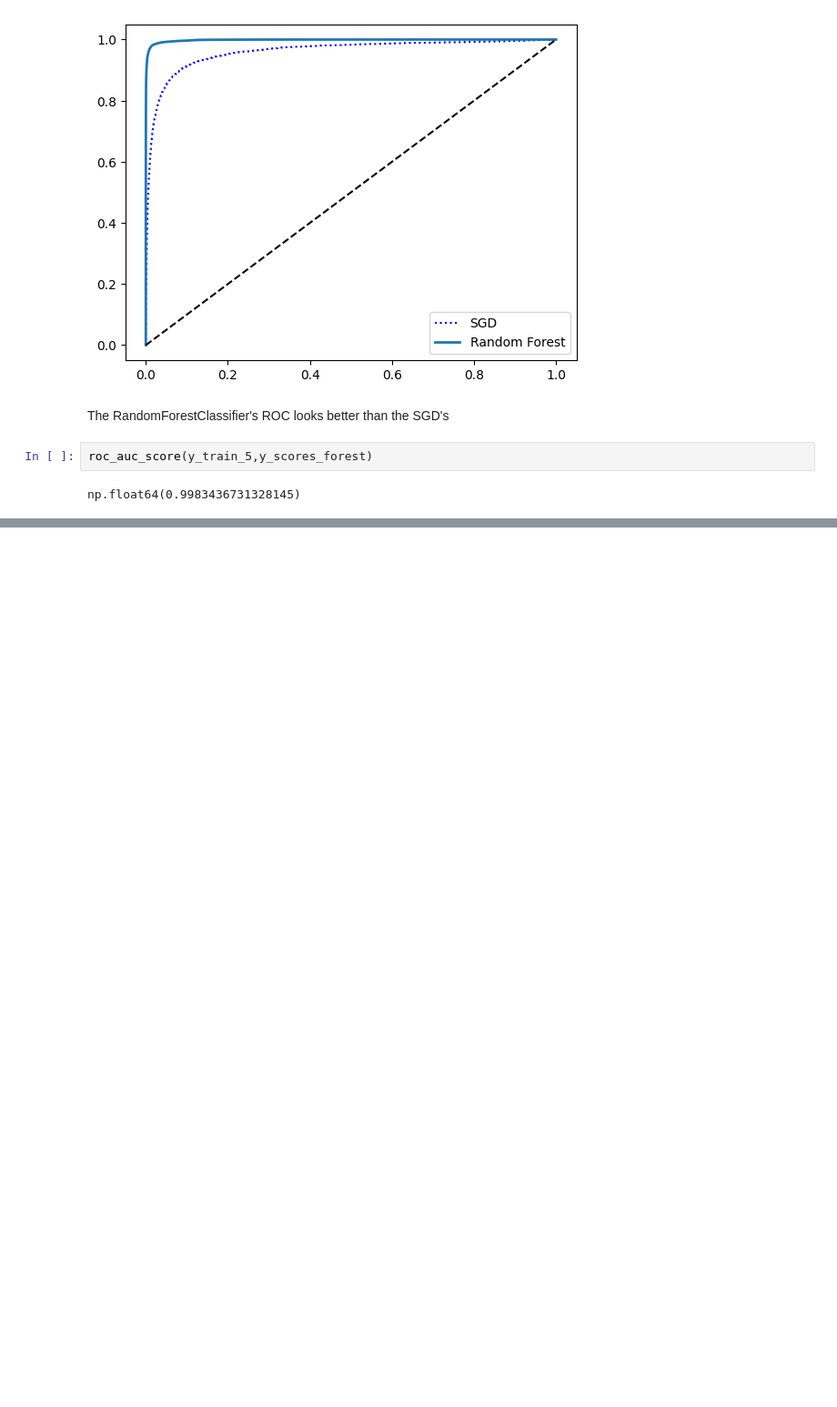
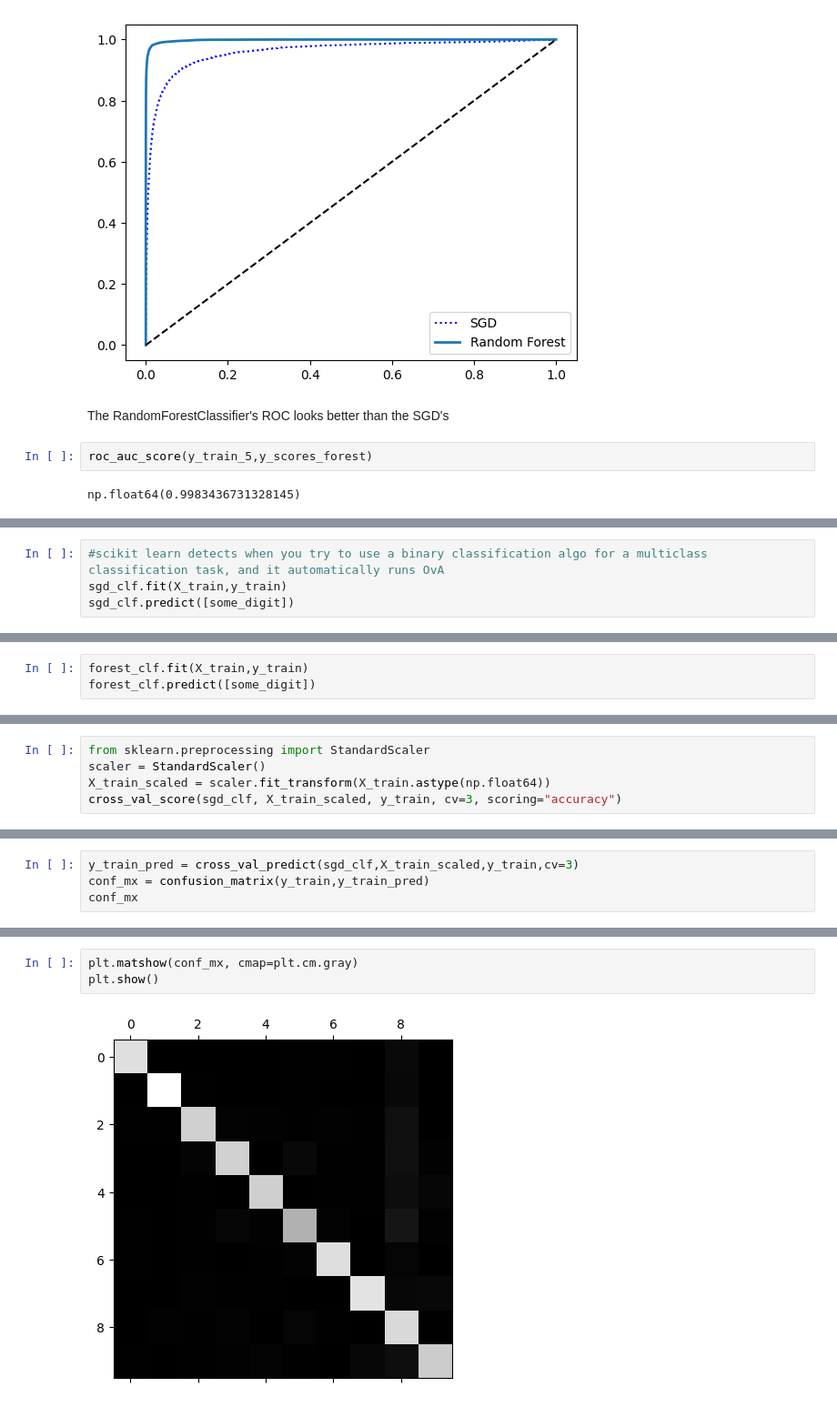
Before and after one commit to ghassenov/ML_use_cases, a Jupyter notebook: Mnist_classification.ipynb, the cells around one changed output, grey strips where cells are left out. Shown: that part at 91% size. Drawn from its saved outputs; the diff is of its cells as text; blank space fills up the shorter version.

Commit message:
added Multiclass Classification and error analysis

```diff
--- a/Mnist_classification.ipynb
+++ b/Mnist_classification.ipynb
@@ -297,0 +307,4 @@ np.float64(0.9983436731328145)
+# %%
+#scikit learn detects when you try to use a binary classification algo for a multiclass classification task, and it automatically runs OvA
+sgd_clf.fit(X_train,y_train)
+sgd_clf.predict([some_digit])
@@ -297,0 +325,3 @@ np.float64(0.9983436731328145)
+# %%
+forest_clf.fit(X_train,y_train)
+forest_clf.predict([some_digit])
@@ -297,0 +343,5 @@ np.float64(0.9983436731328145)
+# %%
+from sklearn.preprocessing import StandardScaler
+scaler = StandardScaler()
+X_train_scaled = scaler.fit_transform(X_train.astype(np.float64))
+cross_val_score(sgd_clf, X_train_scaled, y_train, cv=3, scoring="accuracy")
@@ -297,0 +354,4 @@ np.float64(0.9983436731328145)
+# %%
+y_train_pred = cross_val_predict(sgd_clf,X_train_scaled,y_train,cv=3)
+conf_mx = confusion_matrix(y_train,y_train_pred)
+conf_mx
@@ -297,0 +369,5 @@ np.float64(0.9983436731328145)
+# %%
+plt.matshow(conf_mx, cmap=plt.cm.gray)
+plt.show()
+# %% [output]
+[figure, added]
```
Also changed, not shown: parts of 16 cells of this notebook.
